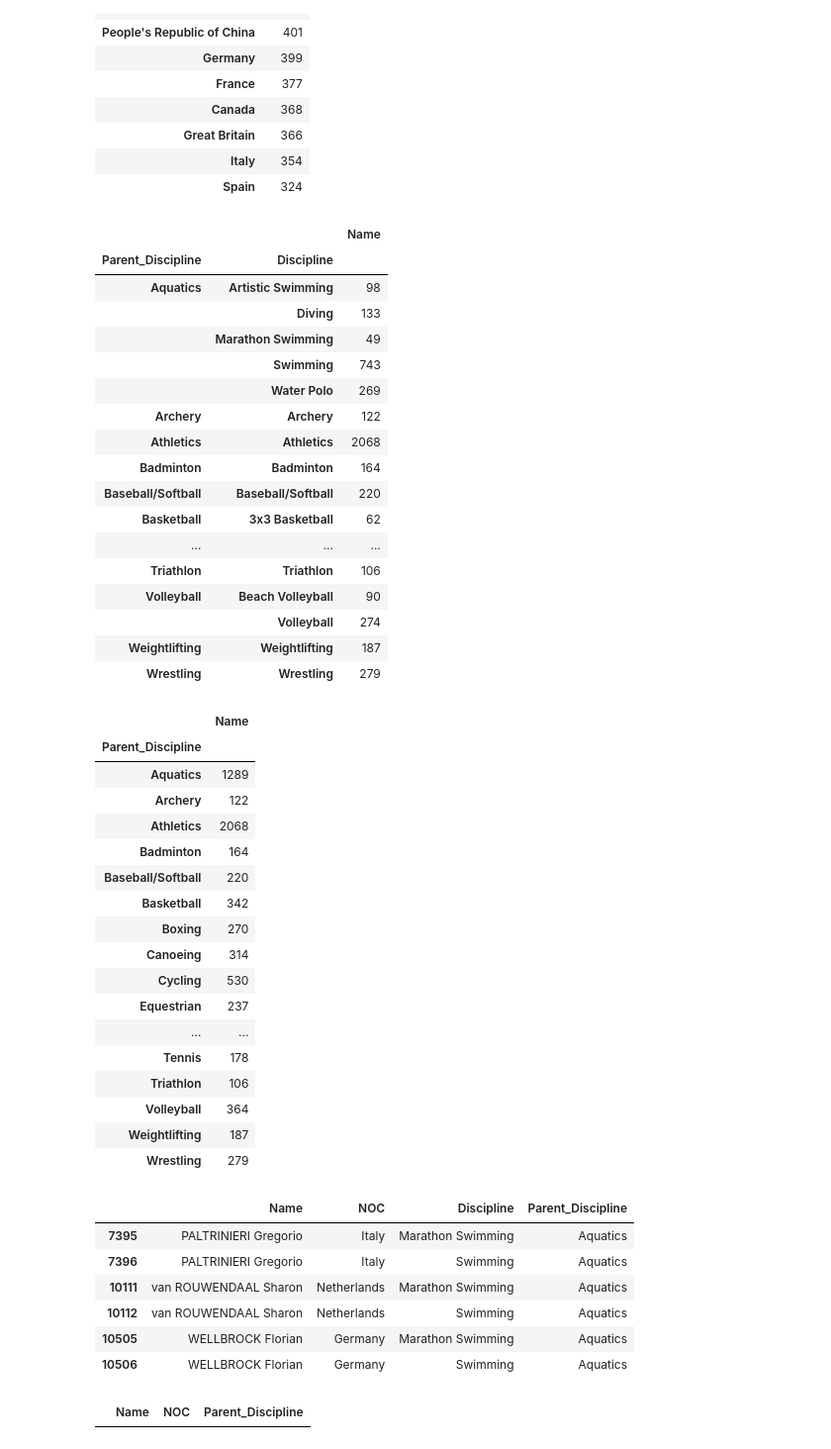
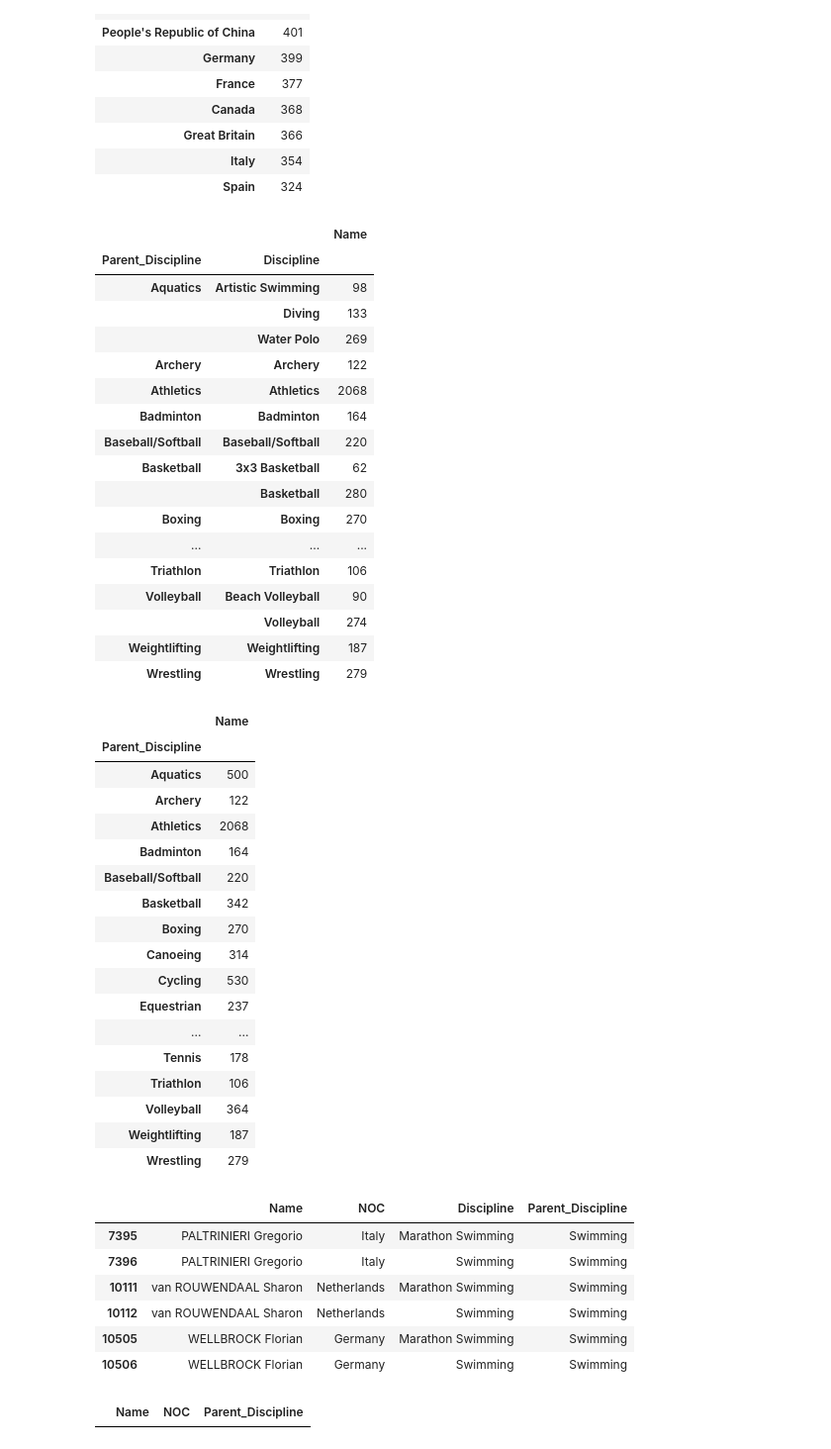
Before and after one commit to jennifer-biener/kaggle_datasets, a Jupyter notebook: 2021 Olympics in Tokyo/athletes.ipynb, the cells around one changed output. Shown at 99% size. Cells and saved outputs as stored; diff of their text form; code cells hidden in the pictures.

```diff
--- a/2021 Olympics in Tokyo/athletes.ipynb
+++ b/2021 Olympics in Tokyo/athletes.ipynb
@@ -59,8 +51,8 @@ Wrestling
 df['Parent_Discipline'] = df['Discipline'].map({
     'Artistic Swimming': 'Aquatics',
     'Diving': 'Aquatics',
-    'Marathon Swimming': 'Aquatics',
-    'Swimming': 'Aquatics',
+    'Marathon Swimming': 'Swimming',
+    #'Swimming': 'Aquatics',
     'Water Polo': 'Aquatics',
     '3x3 Basketball': 'Basketball',
     'Canoe Slalom': 'Canoeing',
@@ -75,4 +67,4 @@ df['Parent_Discipline'] = df['Discipline'].map({
     'Trampoline Gymnastics': 'Gymnastics',
     'Beach Volleyball': 'Volleyball',
 })
-df.head()
+#df.head()
@@ -178,14 +150,14 @@ df.loc[:, ['Parent_Discipline', 'Discipline', 'Name']].groupby(['Parent_Discipli
 | Parent_Discipline | Discipline |  |
 | Aquatics | Artistic Swimming | 98 |
 |  | Diving | 133 |
-|  | Marathon Swimming | 49 |
-|  | Swimming | 743 |
 |  | Water Polo | 269 |
 | Archery | Archery | 122 |
 | Athletics | Athletics | 2068 |
 | Badminton | Badminton | 164 |
 | Baseball/Softball | Baseball/Softball | 220 |
 | Basketball | 3x3 Basketball | 62 |
+|  | Basketball | 280 |
+| Boxing | Boxing | 270 |
 | ... | ... | ... |
 | Triathlon | Triathlon | 106 |
 | Volleyball | Beach Volleyball | 90 |
@@ -198,7 +170,7 @@ df_parent.loc[:, ['Parent_Discipline', 'Name']].groupby('Parent_Discipline').cou
 # %% [output]
 |  | Name |
 | Parent_Discipline |  |
-| Aquatics | 1289 |
+| Aquatics | 500 |
 | Archery | 122 |
 | Athletics | 2068 |
 | Badminton | 164 |
@@ -215,14 +187,14 @@ df_parent.loc[:, ['Parent_Discipline', 'Name']].groupby('Parent_Discipline').cou
 | Weightlifting | 187 |
 | Wrestling | 279 |
 # %%
-aquatics = df[df.Parent_Discipline=='Aquatics']#.duplicated(subset='Name', keep=False)]
+aquatics = df[df.Parent_Discipline=='Swimming']#.duplicated(subset='Name', keep=False)]
 aquatics[aquatics.duplicated(subset='Name', keep=False)]
 # %% [output]
 |  | Name | NOC | Discipline | Parent_Discipline |
-| 7395 | PALTRINIERI Gregorio | Italy | Marathon Swimming | Aquatics |
-| 7396 | PALTRINIERI Gregorio | Italy | Swimming | Aquatics |
-| 10111 | van ROUWENDAAL Sharon | Netherlands | Marathon Swimming | Aquatics |
-| 10112 | van ROUWENDAAL Sharon | Netherlands | Swimming | Aquatics |
-| 10505 | WELLBROCK Florian | Germany | Marathon Swimming | Aquatics |
-| 10506 | WELLBROCK Florian | Germany | Swimming | Aquatics |
+| 7395 | PALTRINIERI Gregorio | Italy | Marathon Swimming | Swimming |
+| 7396 | PALTRINIERI Gregorio | Italy | Swimming | Swimming |
+| 10111 | van ROUWENDAAL Sharon | Netherlands | Marathon Swimming | Swimming |
+| 10112 | van ROUWENDAAL Sharon | Netherlands | Swimming | Swimming |
+| 10505 | WELLBROCK Florian | Germany | Marathon Swimming | Swimming |
+| 10506 | WELLBROCK Florian | Germany | Swimming | Swimming |
 # %%
```
Also changed, not shown: parts of 11 cells of this notebook, 2 other files.
